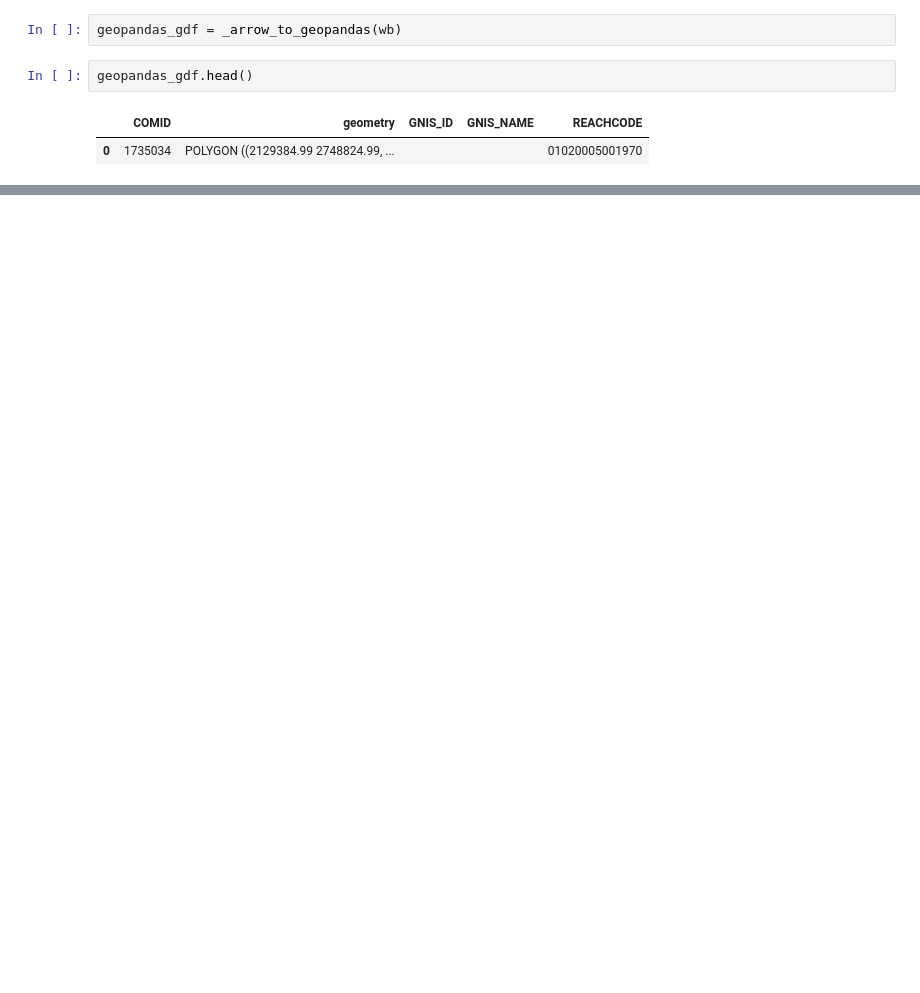
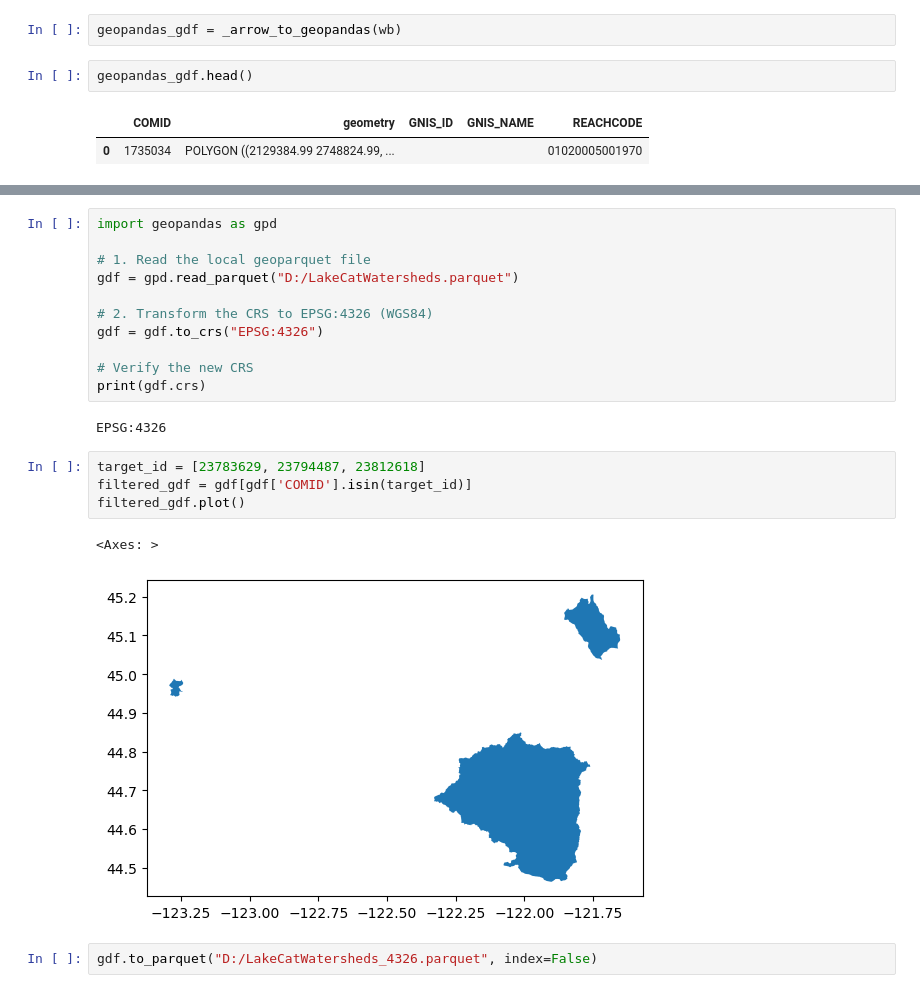
Before and after one commit to USEPA/LakeCat, a Jupyter notebook: LakeCatGeoParquet.ipynb, the cells around one changed output, grey strips where cells are left out. Drawn from its saved outputs; the diff is of its cells as text; blank space fills up the shorter version.

Commit message:
LakeCatWatersheds geoparquet partitioning and optimization

```diff
--- a/LakeCatGeoParquet.ipynb
+++ b/LakeCatGeoParquet.ipynb
@@ -127,0 +353,22 @@ geopandas_gdf.head()
+# %%
+import geopandas as gpd
+
+# 1. Read the local geoparquet file
+gdf = gpd.read_parquet("D:/LakeCatWatersheds.parquet")
+
+# 2. Transform the CRS to EPSG:4326 (WGS84)
+gdf = gdf.to_crs("EPSG:4326")
+
+# Verify the new CRS
+print(gdf.crs)
+# %% [output]
+EPSG:4326
+# %%
+target_id = [23783629, 23794487, 23812618]
+filtered_gdf = gdf[gdf['COMID'].isin(target_id)]
+filtered_gdf.plot()
+# %% [output]
+<Axes: >
+[figure, added]
+# %%
+gdf.to_parquet("D:/LakeCatWatersheds_4326.parquet", index=False)
```
Also changed, not shown: parts of 18 cells of this notebook.
